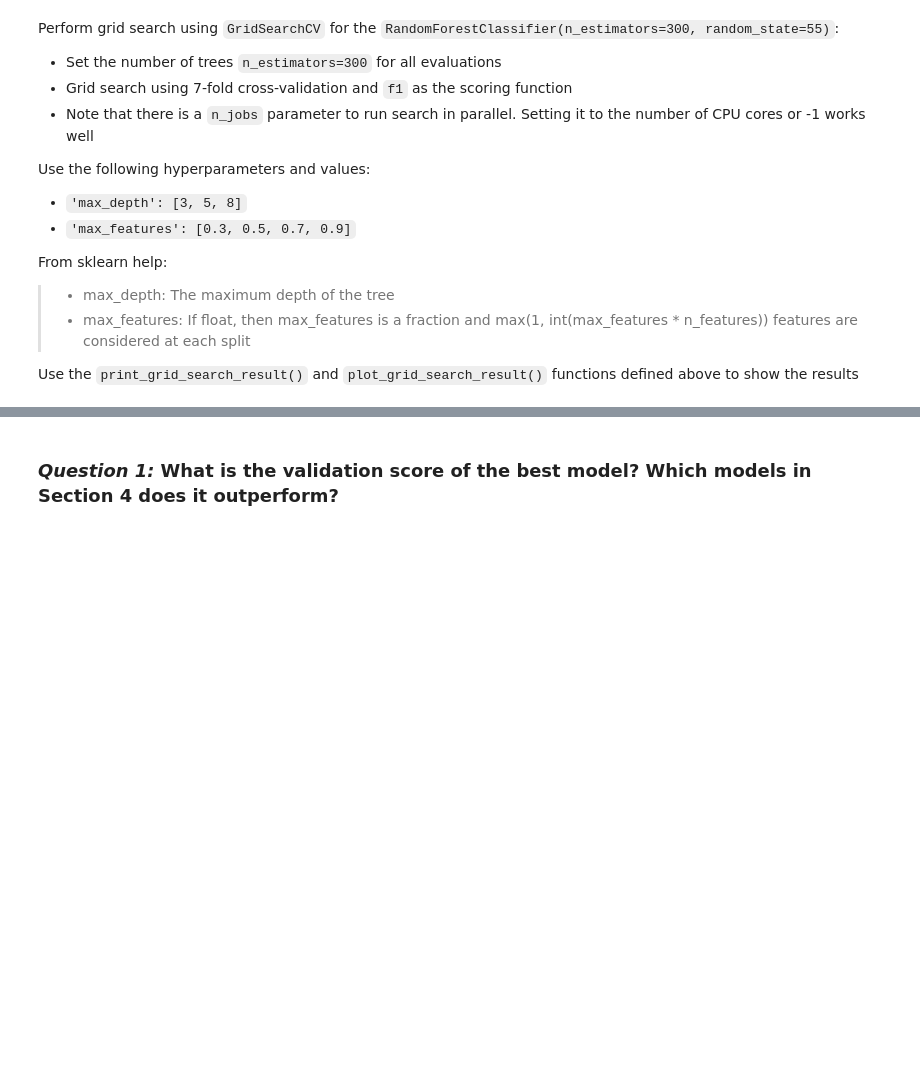
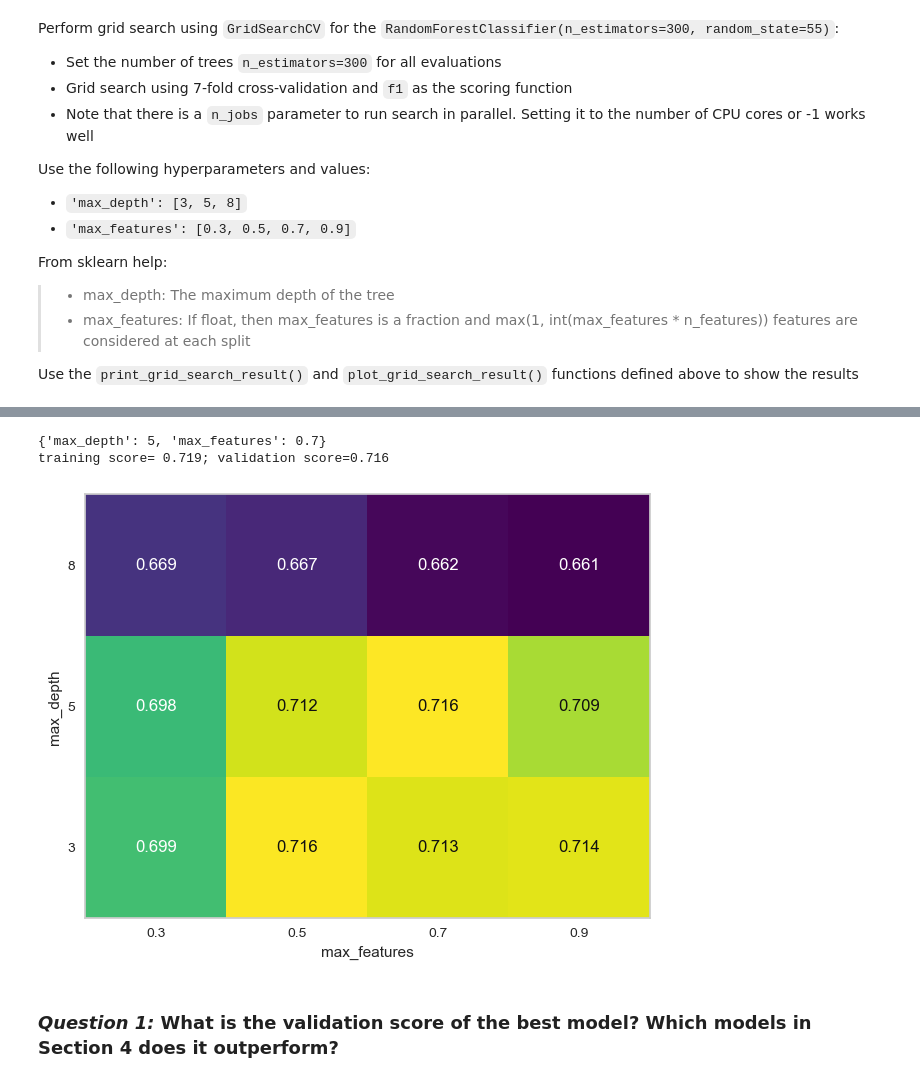
Before and after one commit to StevenD24/ENSF-611-Lab-3, a Jupyter notebook: Lab3-1.ipynb, the cells around one changed output, grey strips where cells are left out. Drawn from its saved outputs; the diff is of its cells as text; code cells hidden in the pictures; blank space fills up the shorter version.

Commit message:
Hyperparameter tuning using grid search

```diff
--- a/Lab3-1.ipynb
+++ b/Lab3-1.ipynb
@@ -248,2 +246,19 @@ Use the `print_grid_search_result()` and `plot_grid_search_result()` functions d
+# %%
+# TODO: Setup grid search for RandomForestClassifier(random_state=55)
+
+from sklearn.model_selection import GridSearchCV
+from sklearn.ensemble import RandomForestClassifier
+import multiprocessing
+
+param_grid = {
+    'max_depth': [3, 5, 8],
+    'max_features': [0.3, 0.5, 0.7, 0.9]
+}
+
+rf = RandomForestClassifier(n_estimators=300, random_state=55)
+
+grid_search = GridSearchCV(estimator=rf, param_grid=param_grid, scoring='f1', cv=7, n_jobs=-1, return_train_score=True)
 # %%
 # TODO: Perform the grid search by calling fit() with X_train and y_train
+
+grid_search.fit(X_train, y_train)
@@ -250,5 +273,15 @@ Use the `print_grid_search_result()` and `plot_grid_search_result()` functions d
 # %%
 # TODO: Call print_grid_search_result() to print the results
+
+# Call print_grid_search_result() to print the results
+print_grid_search_result(grid_search)
+
+# Call plot_grid_search_result() to plot the results
+plot_grid_search_results(grid_search)
+# %% [output]
+{'max_depth': 5, 'max_features': 0.7}
+training score= 0.719; validation score=0.716
+[figure, added]
 # %% [markdown]
 ### *Question 1:* What is the validation score of the best model? Which models in Section 4 does it outperform?
 # %% [markdown]
```
Also changed, not shown: parts of 3 cells of this notebook.
